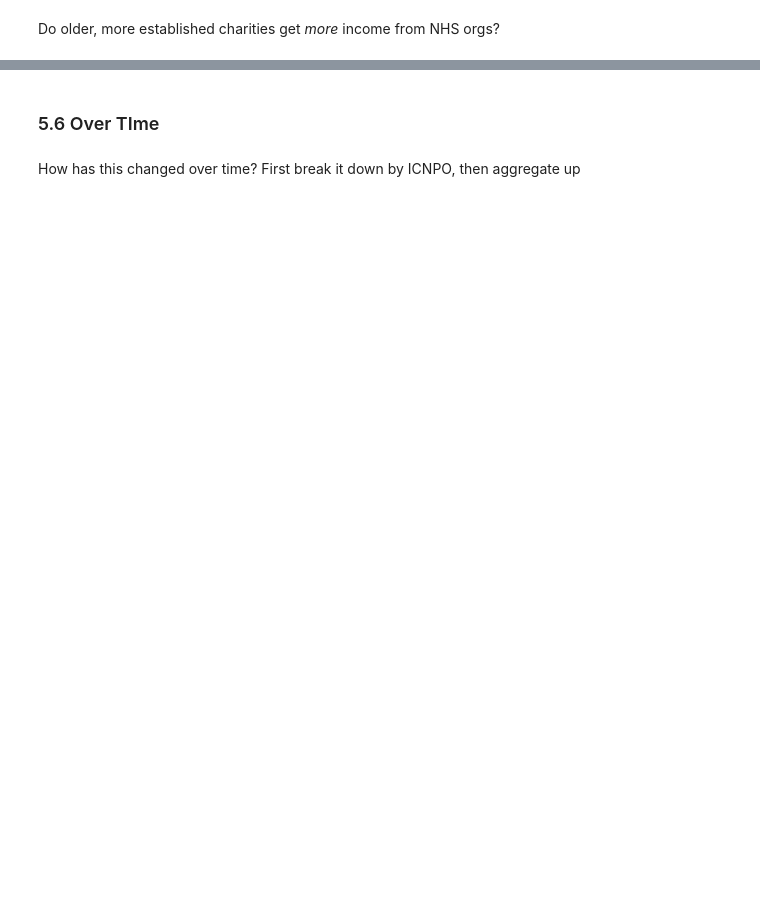
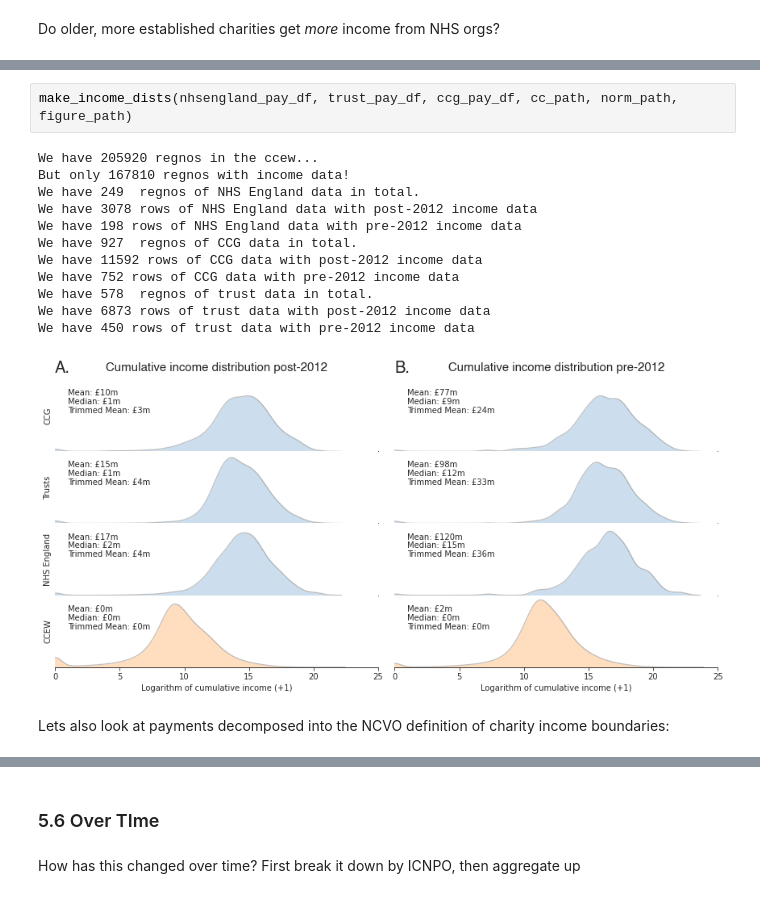
Before and after one commit to crahal/NHSSpend, a Jupyter notebook: src/analysis/charity_analysis_notebook.ipynb, the cells around one changed output, grey strips where cells are left out. Saved outputs shown, nothing was run; the diff lists cells and outputs as text; blank space fills up the shorter version.

```diff
--- a/src/analysis/charity_analysis_notebook.ipynb
+++ b/src/analysis/charity_analysis_notebook.ipynb
@@ -567,0 +831,17 @@ Correlation between age and count, by rank:  0.16977769887540473
+# %%
+make_income_dists(nhsengland_pay_df, trust_pay_df, ccg_pay_df, cc_path, norm_path, figure_path)
+# %% [output]
+We have 205920 regnos in the ccew...
+But only 167810 regnos with income data!
+We have 249  regnos of NHS England data in total.
+We have 3078 rows of NHS England data with post-2012 income data
+We have 198 rows of NHS England data with pre-2012 income data
+We have 927  regnos of CCG data in total.
+We have 11592 rows of CCG data with post-2012 income data
+We have 752 rows of CCG data with pre-2012 income data
+We have 578  regnos of trust data in total.
+We have 6873 rows of trust data with post-2012 income data
+We have 450 rows of trust data with pre-2012 income data
+[figure, added]
+# %% [markdown]
+Lets also look at payments decomposed into the NCVO definition of charity income boundaries:
```
Also changed, not shown: parts of 78 cells of this notebook, 2 other files.
